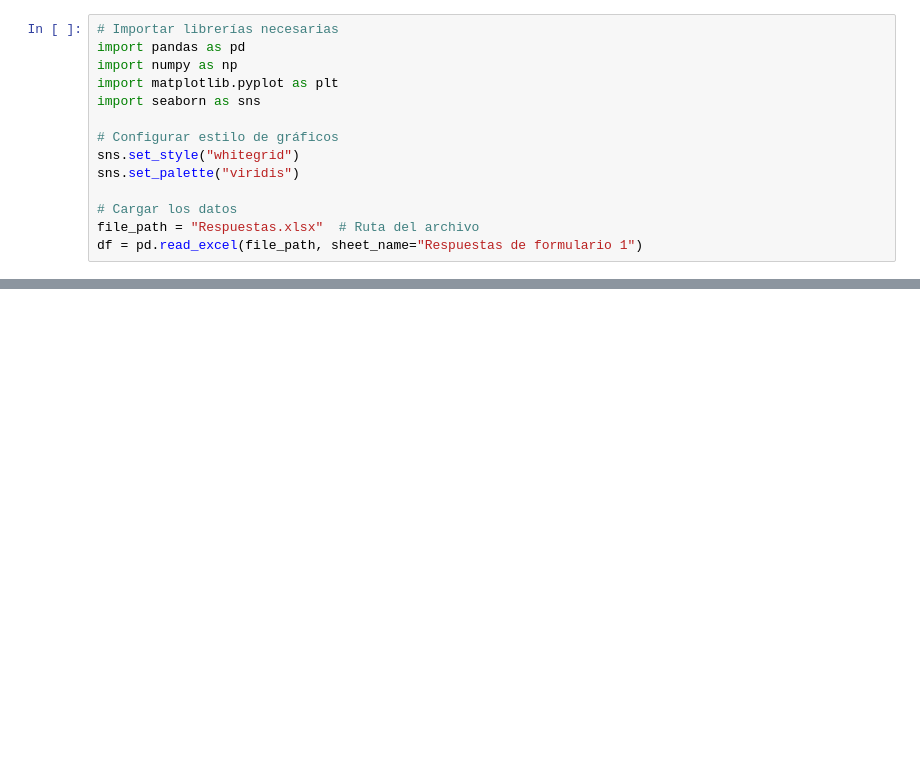
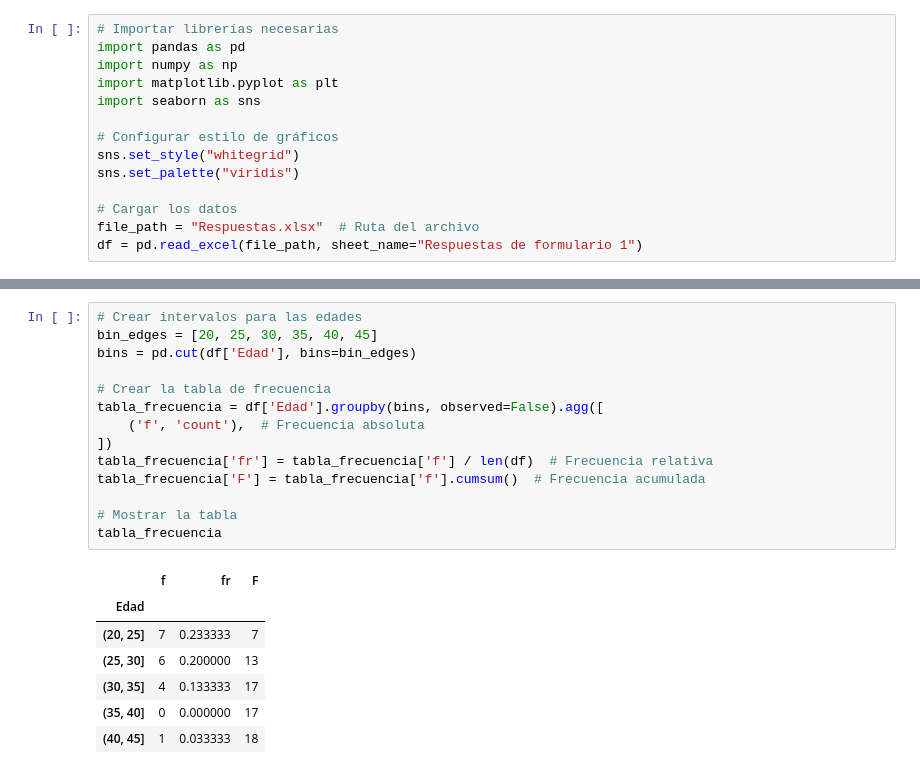
Before and after one commit to IrvinngB/Examen-Estadistica, a Jupyter notebook: General.ipynb, the cells around one changed output, grey strips where cells are left out. Drawn from its saved outputs; the diff is of its cells as text; blank space fills up the shorter version.

```diff
--- a/General.ipynb
+++ b/General.ipynb
@@ -30,0 +80,22 @@ NameError: name 'df' is not defined
+# %%
+# Crear intervalos para las edades
+bin_edges = [20, 25, 30, 35, 40, 45]
+bins = pd.cut(df['Edad'], bins=bin_edges)
+
+# Crear la tabla de frecuencia
+tabla_frecuencia = df['Edad'].groupby(bins, observed=False).agg([
+    ('f', 'count'),  # Frecuencia absoluta
+])
+tabla_frecuencia['fr'] = tabla_frecuencia['f'] / len(df)  # Frecuencia relativa
+tabla_frecuencia['F'] = tabla_frecuencia['f'].cumsum()  # Frecuencia acumulada
+
+# Mostrar la tabla
+tabla_frecuencia
+# %% [output]
+|  | f | fr | F |
+| Edad |  |  |  |
+| (20, 25] | 7 | 0.233333 | 7 |
+| (25, 30] | 6 | 0.200000 | 13 |
+| (30, 35] | 4 | 0.133333 | 17 |
+| (35, 40] | 0 | 0.000000 | 17 |
+| (40, 45] | 1 | 0.033333 | 18 |
```
Also changed, not shown: parts of 20 cells of this notebook, 1 other file.
